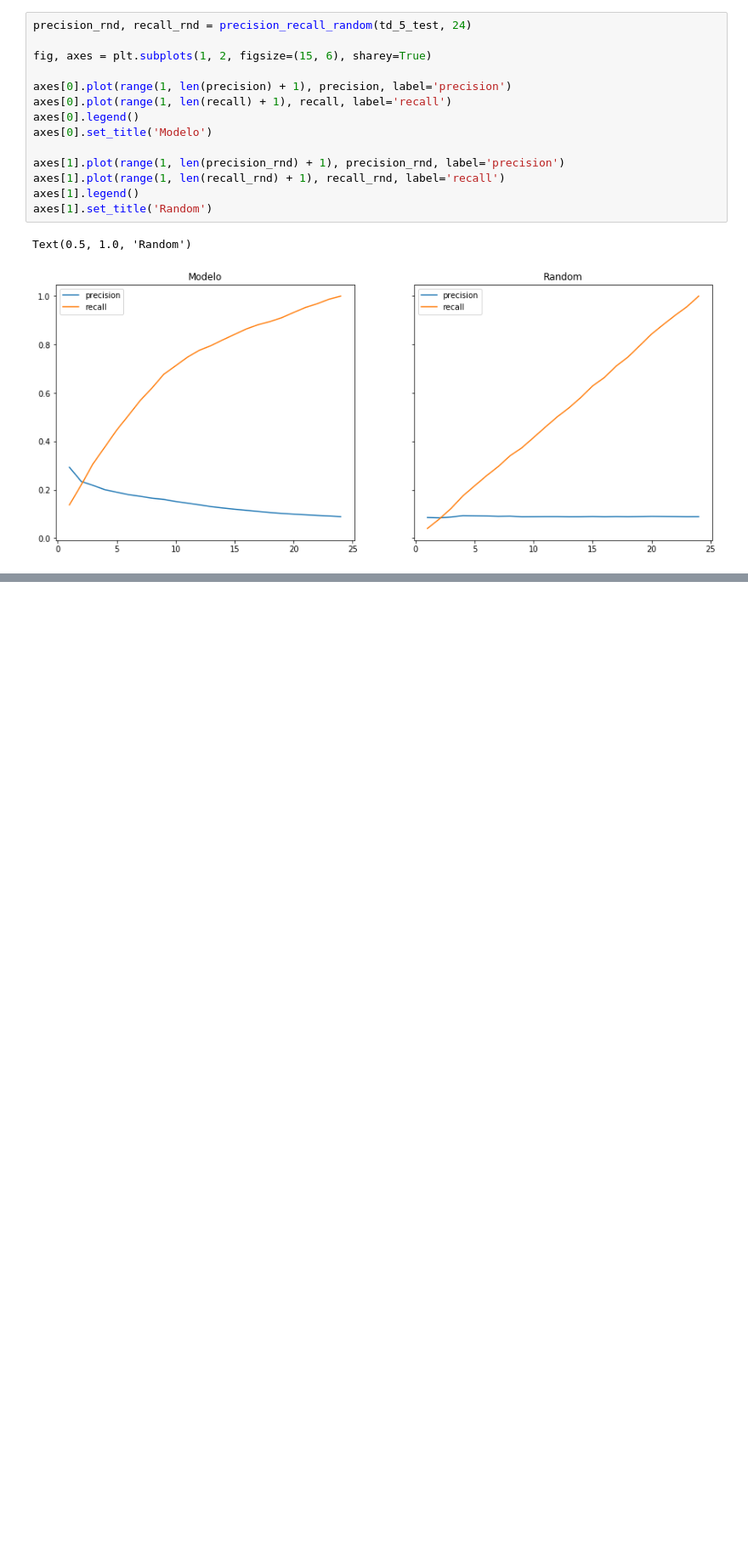
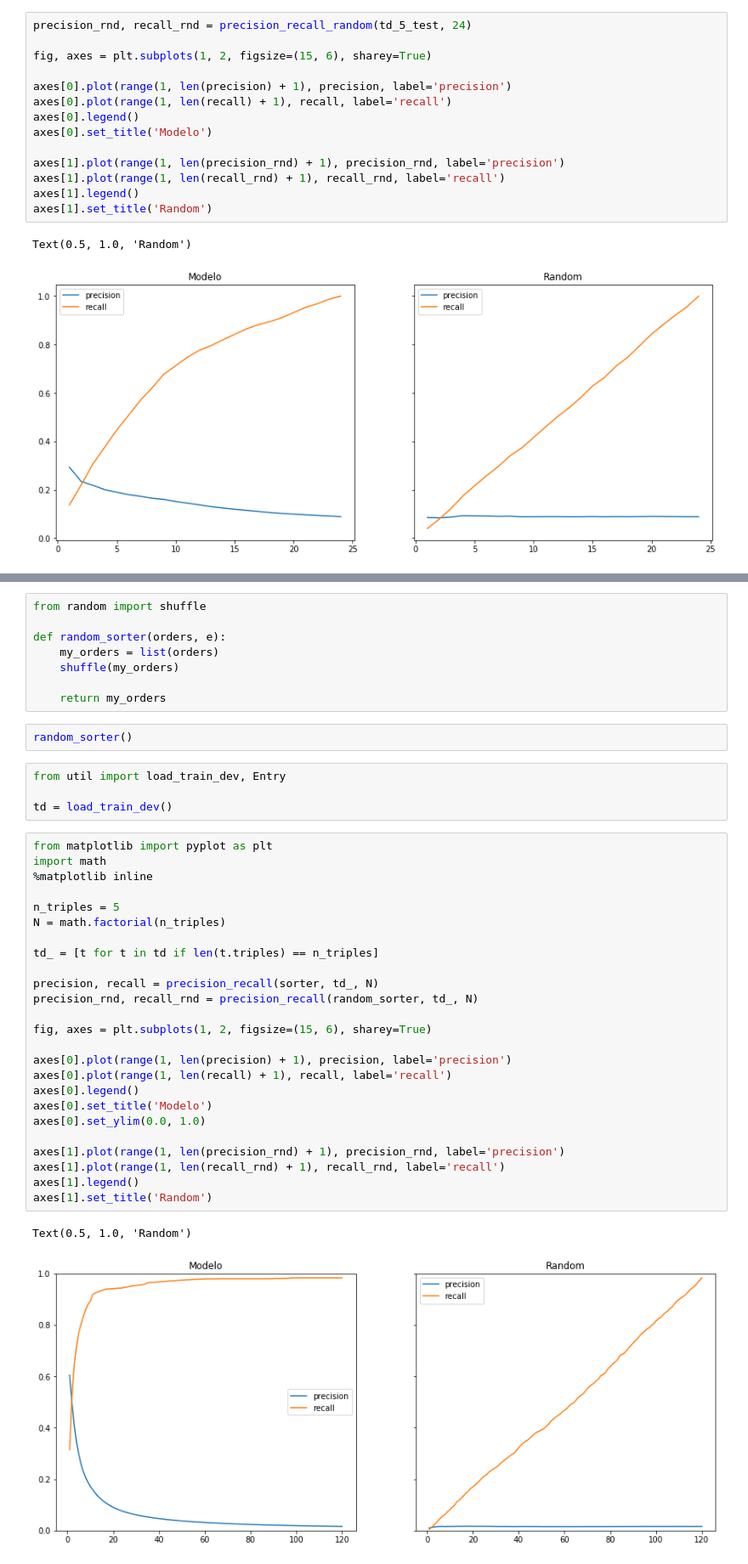
Before and after one commit to abevieiramota/masters, a Jupyter notebook: notebook/03 - Discourse Planning.ipynb, the cells around one changed output, grey strips where cells are left out. Shown at 85% size. Drawn from its saved outputs; the diff is of its cells as text; blank space fills up the shorter version.

```diff
--- a/notebook/03 - Discourse Planning.ipynb
+++ b/notebook/03 - Discourse Planning.ipynb
@@ -1164,0 +1228,42 @@ Text(0.5, 1.0, 'Random')
+# %%
+from random import shuffle
+
+def random_sorter(orders, e):
+    my_orders = list(orders)
+    shuffle(my_orders)
+
+    return my_orders
+# %%
+random_sorter()
+# %%
+from util import load_train_dev, Entry
+
+td = load_train_dev()
+# %%
+from matplotlib import pyplot as plt
+import math
+%matplotlib inline
+
+n_triples = 5
+N = math.factorial(n_triples)
+
+td_ = [t for t in td if len(t.triples) == n_triples]
+
+precision, recall = precision_recall(sorter, td_, N)
+precision_rnd, recall_rnd = precision_recall(random_sorter, td_, N)
+
+fig, axes = plt.subplots(1, 2, figsize=(15, 6), sharey=True)
+
+axes[0].plot(range(1, len(precision) + 1), precision, label='precision')
+axes[0].plot(range(1, len(recall) + 1), recall, label='recall')
+axes[0].legend()
+axes[0].set_title('Modelo')
+axes[0].set_ylim(0.0, 1.0)
+
+axes[1].plot(range(1, len(precision_rnd) + 1), precision_rnd, label='precision')
+axes[1].plot(range(1, len(recall_rnd) + 1), recall_rnd, label='recall')
+axes[1].legend()
+axes[1].set_title('Random')
+# %% [output]
+Text(0.5, 1.0, 'Random')
+[figure, added]
```
Also changed, not shown: parts of 3 cells of this notebook, 8 other files.
